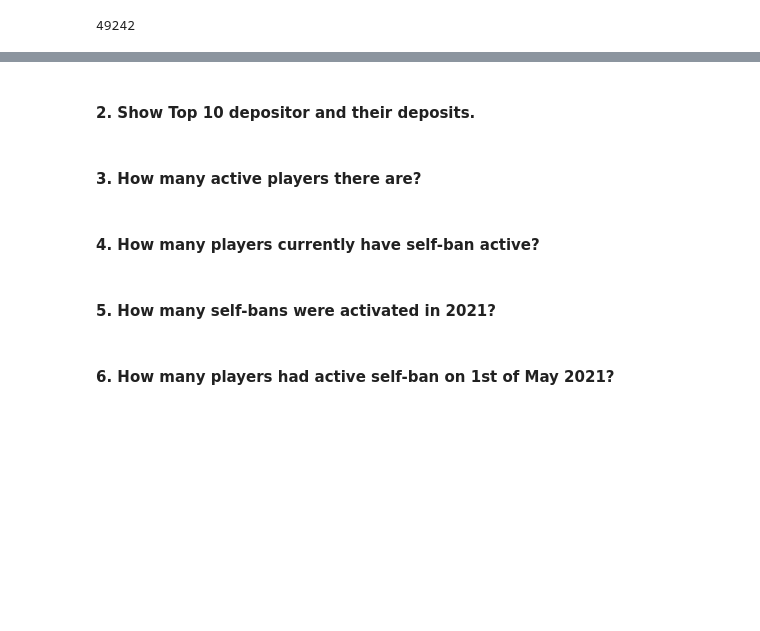
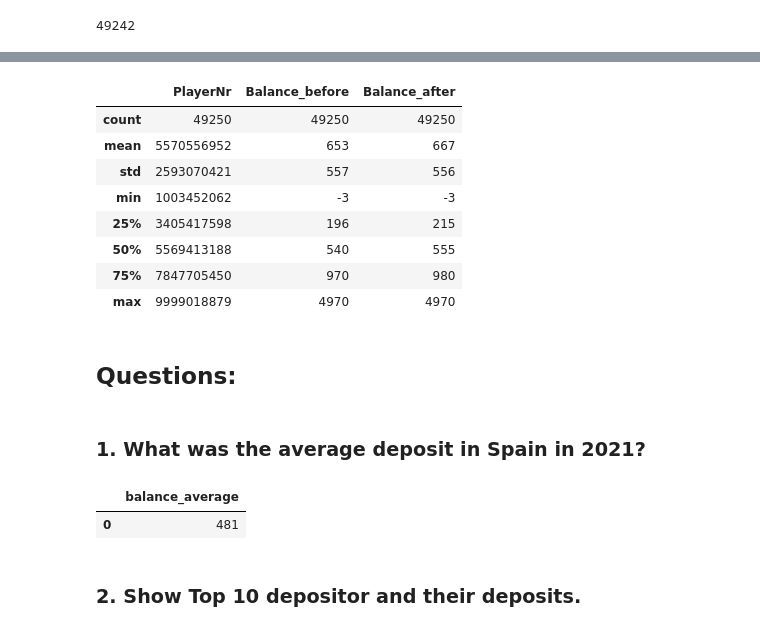
Before and after one commit to KonuTech/lotto2, a Jupyter notebook: assignment_01.ipynb, the cells around one changed output, grey strips where cells are left out. Saved outputs shown, nothing was run; the diff lists cells and outputs as text; code cells hidden in the pictures; blank space fills up the shorter version.

```diff
--- a/assignment_01.ipynb
+++ b/assignment_01.ipynb
@@ -184,10 +175,10 @@ selfbans["Selfban_end"].nunique()
 transactions = pd.read_csv(
     INPUTS + "\\" + TRANSACTIONS,
     delimiter=TRANSACTIONS_SEPARATOR,
-    parse_dates=True,
-    infer_datetime_format=True
+#     parse_dates=True,
+    infer_datetime_format=True,
 #     dtype=TRANSACTIONS_DTYPE,
-#     parse_dates=TRANSACTIONS_DATES,
+    parse_dates=TRANSACTIONS_DATES,
 #     date_parser=myparser
 )
 # %%
@@ -275,10 +231,16 @@ q3_result
-# %% [markdown]
-#### 2. Show Top 10 depositor and their deposits.
-# %% [markdown]
-#### 3. How many active players there are?
-# %% [markdown]
-#### 4. How many players currently have self-ban active?
-# %% [markdown]
-#### 5. How many self-bans were activated in 2021?
-# %% [markdown]
-#### 6. How many players had active self-ban on 1st of May 2021?
+# %%
+transactions.describe()
+# %% [output]
+|  | PlayerNr | Balance_before | Balance_after |
+| count | 49250 | 49250 | 49250 |
+| mean | 5570556952 | 653 | 667 |
+| std | 2593070421 | 557 | 556 |
+| min | 1003452062 | -3 | -3 |
+| 25% | 3405417598 | 196 | 215 |
+| 50% | 5569413188 | 540 | 555 |
+| 75% | 7847705450 | 970 | 980 |
+| max | 9999018879 | 4970 | 4970 |
+# %% [markdown]
+## Questions:
+# %% [markdown]
+### 1. What was the average deposit in Spain in 2021?
@@ -284,0 +278,7 @@ q3_result
+# %%
+ps.sqldf(q1, locals())
+# %% [output]
+|  | balance_average |
+| 0 | 481 |
+# %% [markdown]
+### 2. Show Top 10 depositor and their deposits.
```
Also changed, not shown: parts of 45 cells of this notebook.
